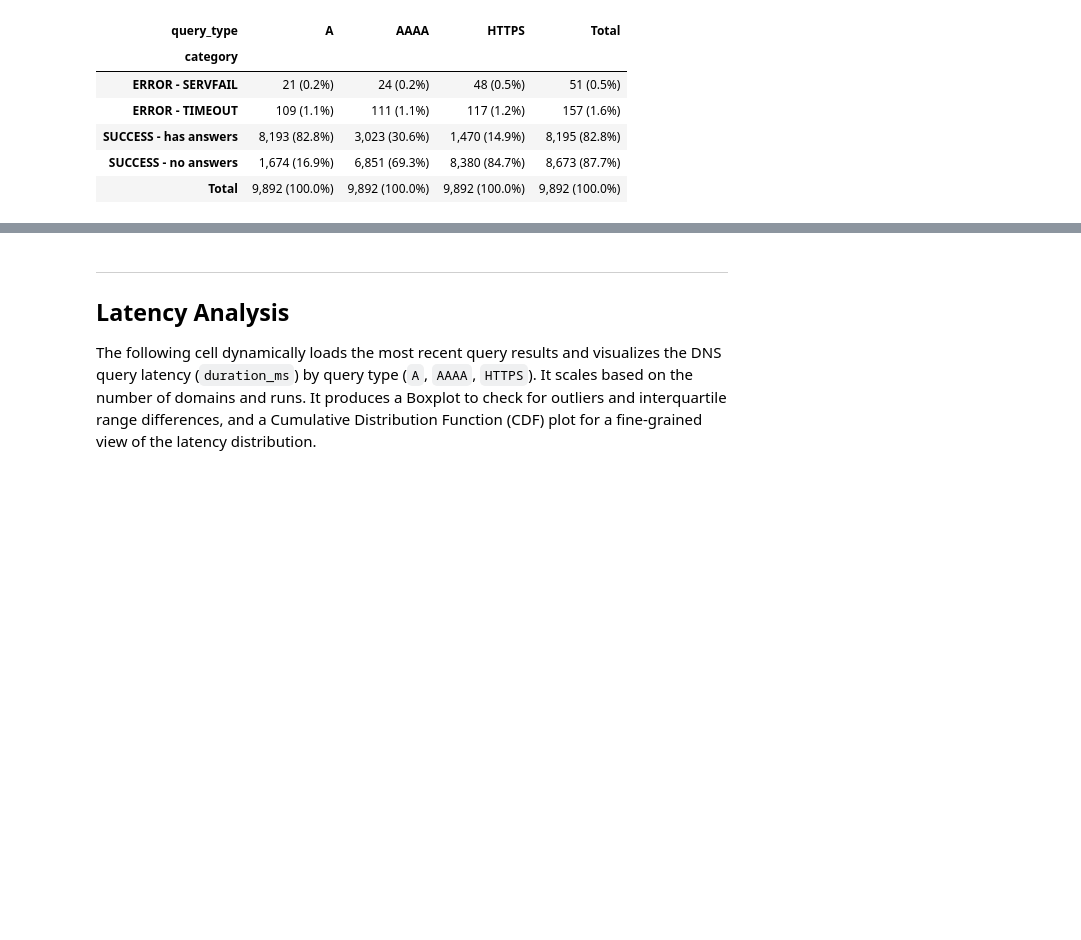
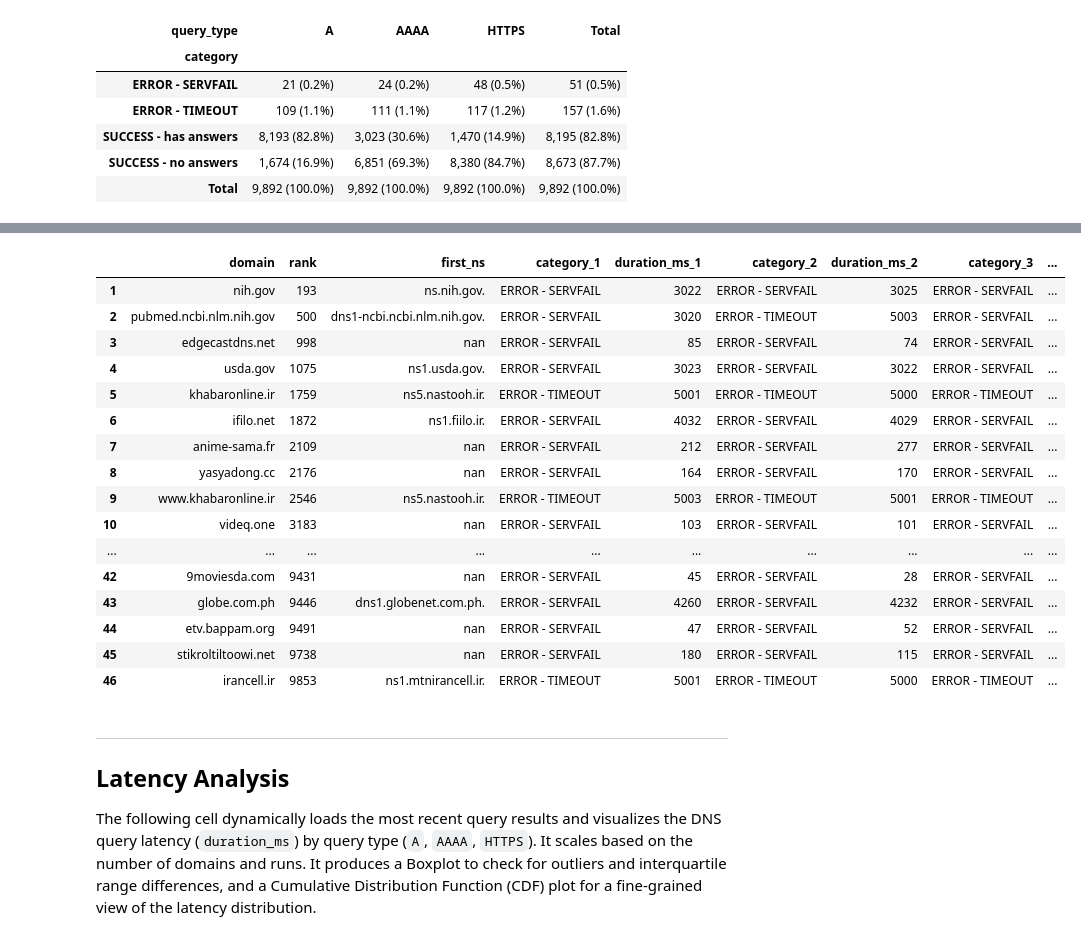
Before and after one commit to Jigsaw-Code/ech-research, a Jupyter notebook: dnsreport/report.ipynb, the cells around one changed output, grey strips where cells are left out. Saved outputs shown, nothing was run; the diff lists cells and outputs as text; code cells hidden in the pictures; blank space fills up the shorter version.

```diff
--- a/dnsreport/report.ipynb
+++ b/dnsreport/report.ipynb
@@ -161,3 +167,71 @@ Number of Domains by Detailed Category:
+# %%
+import json
+
+def get_first_ns(ns_str):
+    if isinstance(ns_str, str) and ns_str.startswith('['):
+        try:
+            ns_list = json.loads(ns_str)
+            if ns_list:
+                return ns_list[0]
+        except:
+            pass
+    return str(ns_str)
+
+# 1. Filter for HTTPS queries
+https_df = df[df['query_type'] == 'HTTPS'].copy()
+
+# 2. Extract the first nameserver
+https_df['first_ns'] = https_df['nameservers'].apply(get_first_ns)
+
+# 3. Pivot the data so each run becomes a column, keeping first_ns in the index
+pivoted = https_df.pivot(
+    index=['domain', 'rank', 'first_ns'],
+    columns='run',
+    values=['category', 'duration_ms']
+)
+
+# 4. Flatten the multi-index columns to strings (e.g., 'category_1', 'duration_ms_1')
+pivoted.columns = [f"{col}_{run}" for col, run in pivoted.columns]
+
+# 5. Filter for domains where ALL runs resulted in an error
+category_cols = [col for col in pivoted.columns if col.startswith('category')]
+all_errors = pivoted[category_cols].apply(
+    lambda row: all(isinstance(x, str) and x.startswith('ERROR') for x in row),
+    axis=1
+)
+consistently_failed = pivoted[all_errors].reset_index()
+
+# 6. Group columns by run so category_X and duration_ms_X are together
+runs = sorted(https_df['run'].unique())
+run_columns = []
+for r in runs:
+    run_columns.extend([f"category_{r}", f"duration_{r}_ms"])
+
+# 7. Apply the column order, sort by rank, and make the index start at 1
+final_df = consistently_failed[['domain', 'rank', 'first_ns'] + run_columns].sort_values('rank').reset_index(drop=True)
+final_df.index = final_df.index + 1
+
+# Display the result
+with pd.option_context('display.max_rows', None):
+    display(final_df)
+# %% [output]
+|  | domain | rank | first_ns | category_1 | duration_ms_1 | category_2 | duration_ms_2 | category_3 | ... |
+| 1 | nih.gov | 193 | ns.nih.gov. | ERROR - SERVFAIL | 3022 | ERROR - SERVFAIL | 3025 | ERROR - SERVFAIL | ... |
+| 2 | pubmed.ncbi.nlm.nih.gov | 500 | dns1-ncbi.ncbi.nlm.nih.gov. | ERROR - SERVFAIL | 3020 | ERROR - TIMEOUT | 5003 | ERROR - SERVFAIL | ... |
+| 3 | edgecastdns.net | 998 | nan | ERROR - SERVFAIL | 85 | ERROR - SERVFAIL | 74 | ERROR - SERVFAIL | ... |
+| 4 | usda.gov | 1075 | ns1.usda.gov. | ERROR - SERVFAIL | 3023 | ERROR - SERVFAIL | 3022 | ERROR - SERVFAIL | ... |
+| 5 | khabaronline.ir | 1759 | ns5.nastooh.ir. | ERROR - TIMEOUT | 5001 | ERROR - TIMEOUT | 5000 | ERROR - TIMEOUT | ... |
+| 6 | ifilo.net | 1872 | ns1.fiilo.ir. | ERROR - SERVFAIL | 4032 | ERROR - SERVFAIL | 4029 | ERROR - SERVFAIL | ... |
+| 7 | anime-sama.fr | 2109 | nan | ERROR - SERVFAIL | 212 | ERROR - SERVFAIL | 277 | ERROR - SERVFAIL | ... |
+| 8 | yasyadong.cc | 2176 | nan | ERROR - SERVFAIL | 164 | ERROR - SERVFAIL | 170 | ERROR - SERVFAIL | ... |
+| 9 | www.khabaronline.ir | 2546 | ns5.nastooh.ir. | ERROR - TIMEOUT | 5003 | ERROR - TIMEOUT | 5001 | ERROR - TIMEOUT | ... |
+| 10 | videq.one | 3183 | nan | ERROR - SERVFAIL | 103 | ERROR - SERVFAIL | 101 | ERROR - SERVFAIL | ... |
+| ... | ... | ... | ... | ... | ... | ... | ... | ... | ... |
+| 42 | 9moviesda.com | 9431 | nan | ERROR - SERVFAIL | 45 | ERROR - SERVFAIL | 28 | ERROR - SERVFAIL | ... |
+| 43 | globe.com.ph | 9446 | dns1.globenet.com.ph. | ERROR - SERVFAIL | 4260 | ERROR - SERVFAIL | 4232 | ERROR - SERVFAIL | ... |
+| 44 | etv.bappam.org | 9491 | nan | ERROR - SERVFAIL | 47 | ERROR - SERVFAIL | 52 | ERROR - SERVFAIL | ... |
+| 45 | stikroltiltoowi.net | 9738 | nan | ERROR - SERVFAIL | 180 | ERROR - SERVFAIL | 115 | ERROR - SERVFAIL | ... |
+| 46 | irancell.ir | 9853 | ns1.mtnirancell.ir. | ERROR - TIMEOUT | 5001 | ERROR - TIMEOUT | 5000 | ERROR - TIMEOUT | ... |
 # %% [markdown]
 ---
 ## Latency Analysis
```
Also changed, not shown: parts of 2 cells of this notebook.
